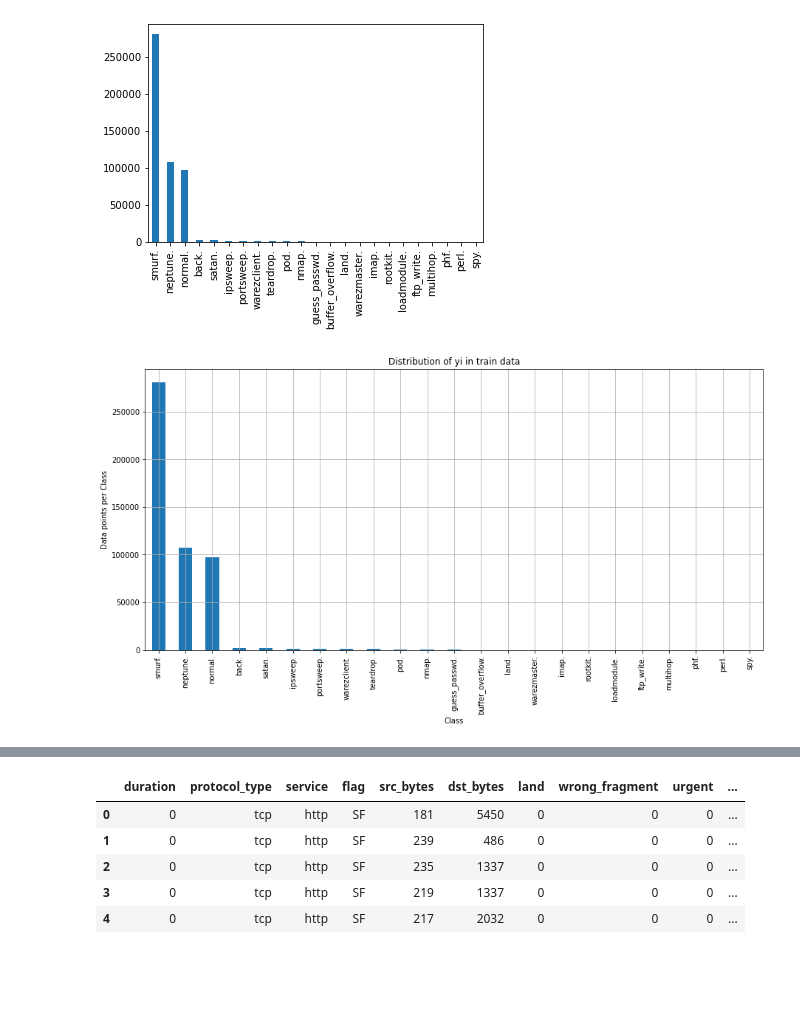
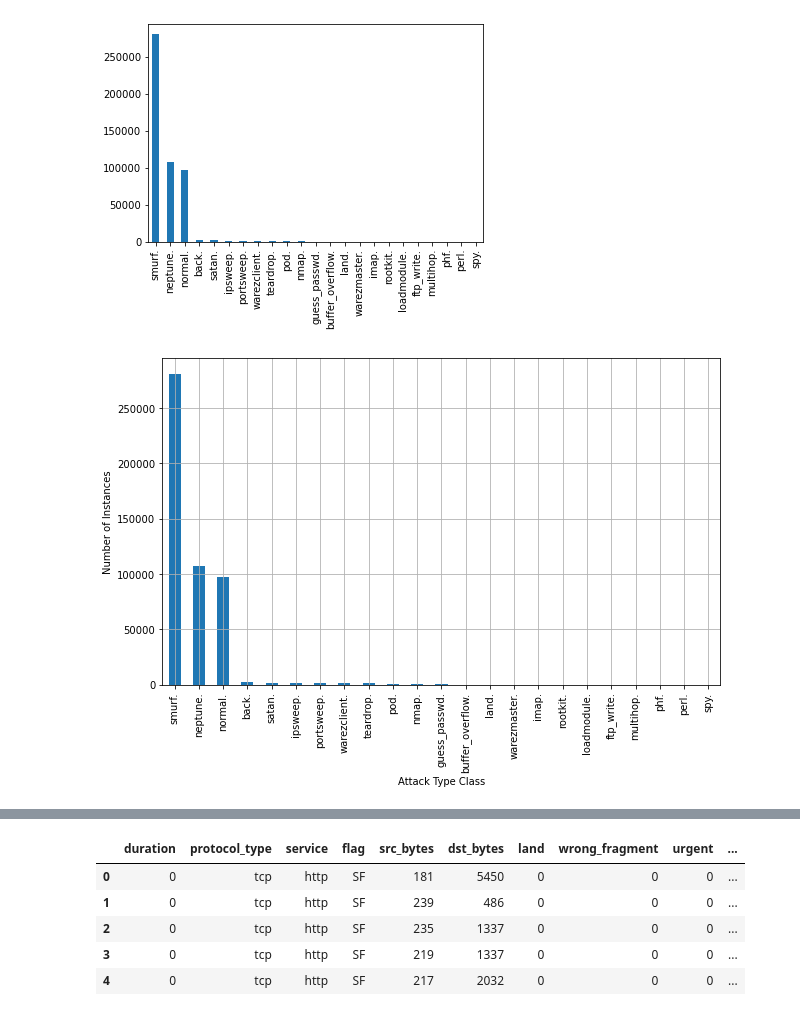
Before and after one commit to joenellis/implementation, a Jupyter notebook: dissert.ipynb, the cells around one changed output, grey strips where cells are left out. Saved outputs shown, nothing was run; the diff lists cells and outputs as text; code cells hidden in the pictures; blank space fills up the shorter version.

```diff
--- a/dissert.ipynb
+++ b/dissert.ipynb
@@ -280,13 +276,12 @@ bar_graph('target')
 # %% [output]
 [figure]
 # %%
-plt.figure(figsize=(15,7))
+plt.figure(figsize=(10,6))
 class_distribution = df['target'].value_counts()
 class_distribution.plot(kind='bar')
-plt.xlabel('Class')
-plt.ylabel('Data points per Class')
-plt.title('Distribution of yi in train data')
+plt.xlabel('Attack Type Class')
+plt.ylabel('Number of Instances')
 plt.grid()
 plt.show()
 # %% [output]
-[figure, old version]
+[figure, new version]
```
Also changed, not shown: parts of 33 cells of this notebook, 1 other file.
